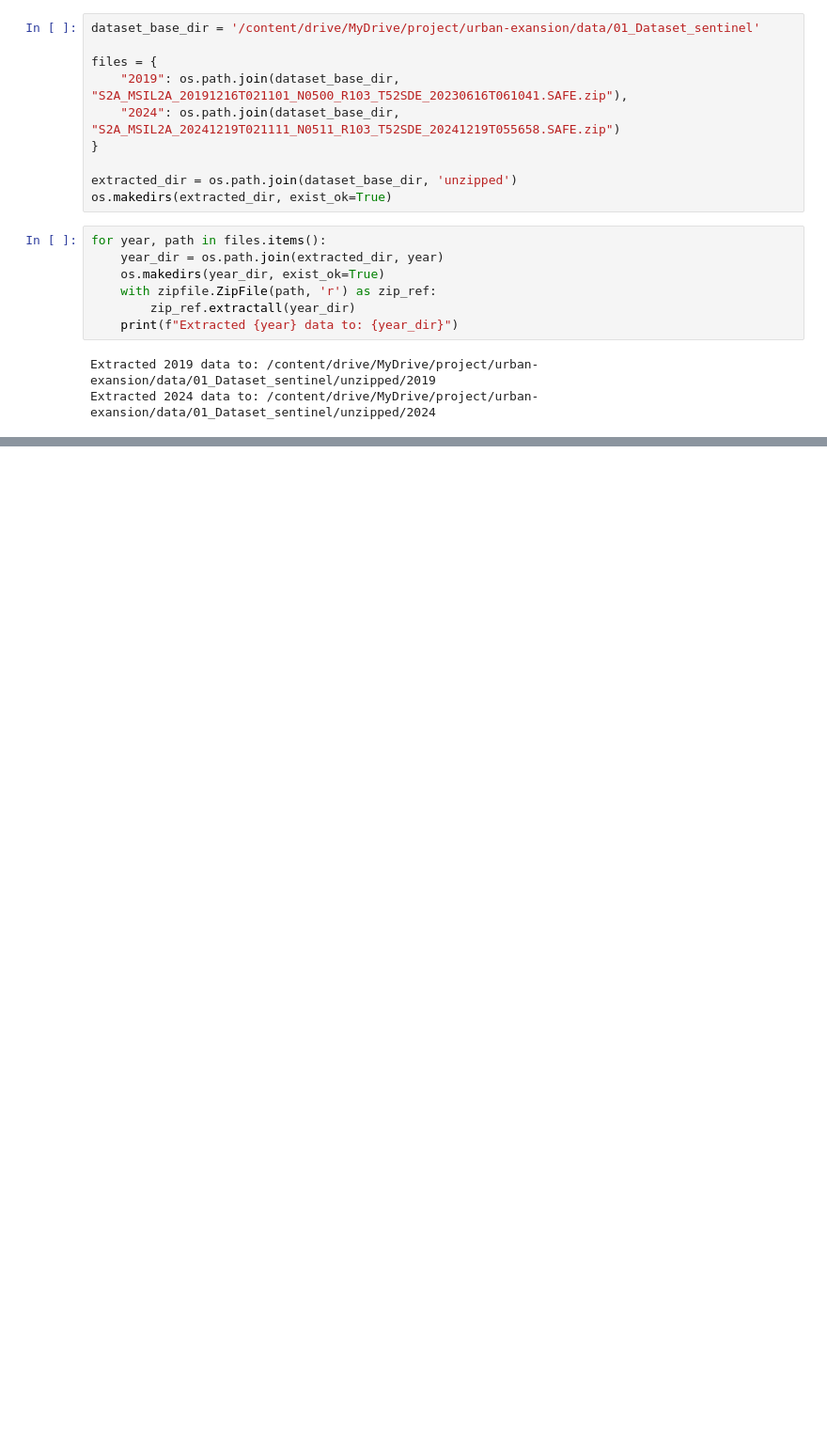
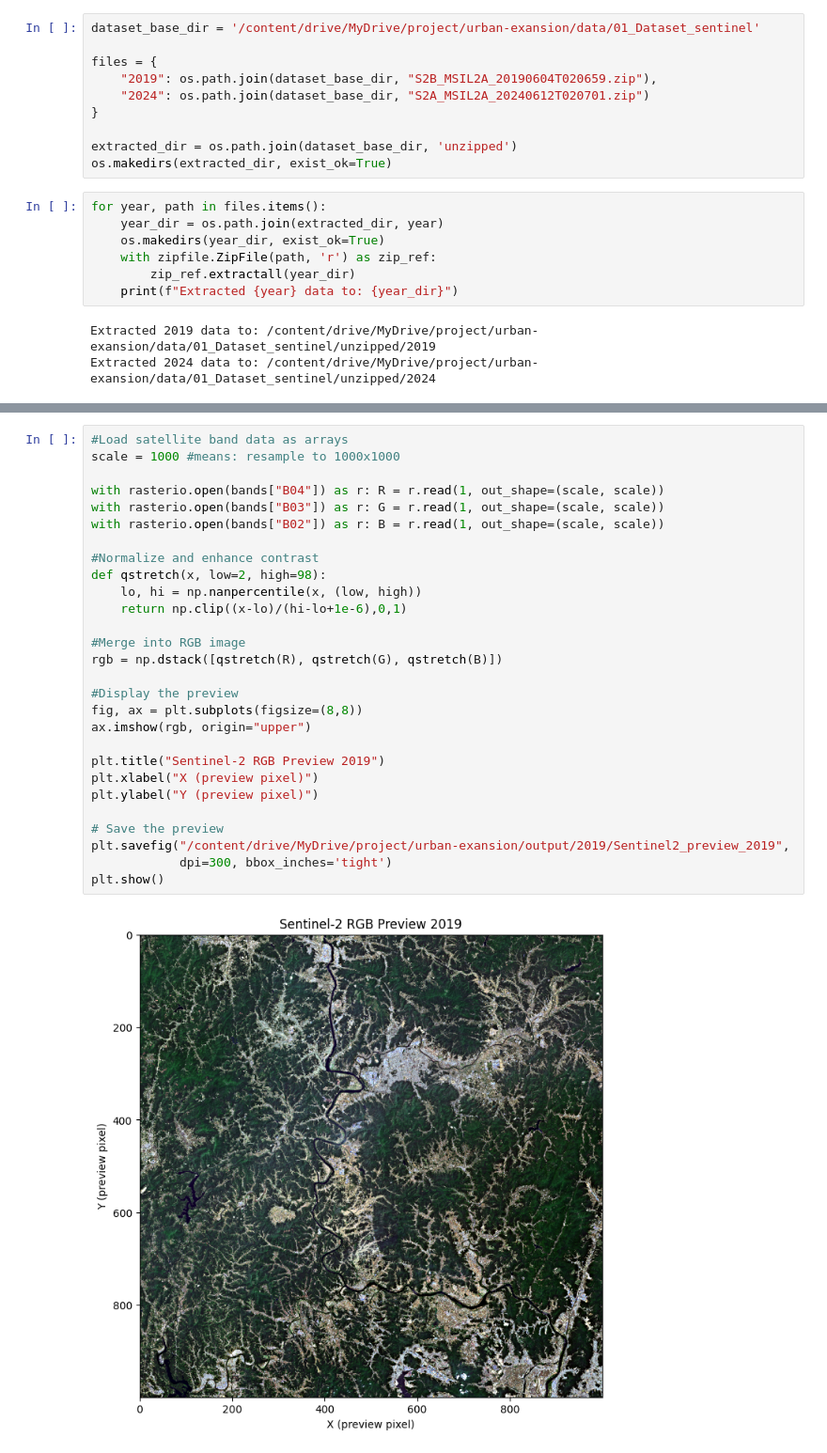
Before and after one commit to ramalias/urban-expansion, a Jupyter notebook: main-urban-expansion.ipynb, the cells around one changed output, grey strips where cells are left out. Shown at 94% size. Cells and saved outputs as stored; diff of their text form; blank space fills up the shorter version.

Commit message:
preview data

```diff
--- a/main-urban-expansion.ipynb
+++ b/main-urban-expansion.ipynb
@@ -58,8 +58,8 @@ Workspace created at: /content/drive/MyDrive/project/urban-exansion
 dataset_base_dir = '/content/drive/MyDrive/project/urban-exansion/data/01_Dataset_sentinel'
 
 files = {
-    "2019": os.path.join(dataset_base_dir, "S2A_MSIL2A_20191216T021101_N0500_R103_T52SDE_20230616T061041.SAFE.zip"),
-    "2024": os.path.join(dataset_base_dir, "S2A_MSIL2A_20241219T021111_N0511_R103_T52SDE_20241219T055658.SAFE.zip")
+    "2019": os.path.join(dataset_base_dir, "S2B_MSIL2A_20190604T020659.zip"),
+    "2024": os.path.join(dataset_base_dir, "S2A_MSIL2A_20240612T020701.zip")
 }
 
 extracted_dir = os.path.join(dataset_base_dir, 'unzipped')
@@ -186,0 +198,30 @@ All conversions complete!
+# %%
+#Load satellite band data as arrays
+scale = 1000 #means: resample to 1000x1000
+
+with rasterio.open(bands["B04"]) as r: R = r.read(1, out_shape=(scale, scale))
+with rasterio.open(bands["B03"]) as r: G = r.read(1, out_shape=(scale, scale))
+with rasterio.open(bands["B02"]) as r: B = r.read(1, out_shape=(scale, scale))
+
+#Normalize and enhance contrast
+def qstretch(x, low=2, high=98):
+    lo, hi = np.nanpercentile(x, (low, high))
+    return np.clip((x-lo)/(hi-lo+1e-6),0,1)
+
+#Merge into RGB image
+rgb = np.dstack([qstretch(R), qstretch(G), qstretch(B)])
+
+#Display the preview
+fig, ax = plt.subplots(figsize=(8,8))
+ax.imshow(rgb, origin="upper")
+
+plt.title("Sentinel-2 RGB Preview 2019")
+plt.xlabel("X (preview pixel)")
+plt.ylabel("Y (preview pixel)")
+
+# Save the preview
+plt.savefig("/content/drive/MyDrive/project/urban-exansion/output/2019/Sentinel2_preview_2019",
+            dpi=300, bbox_inches='tight')
+plt.show()
+# %% [output]
+[figure, added]
```
Also changed, not shown: parts of 12 cells of this notebook.
